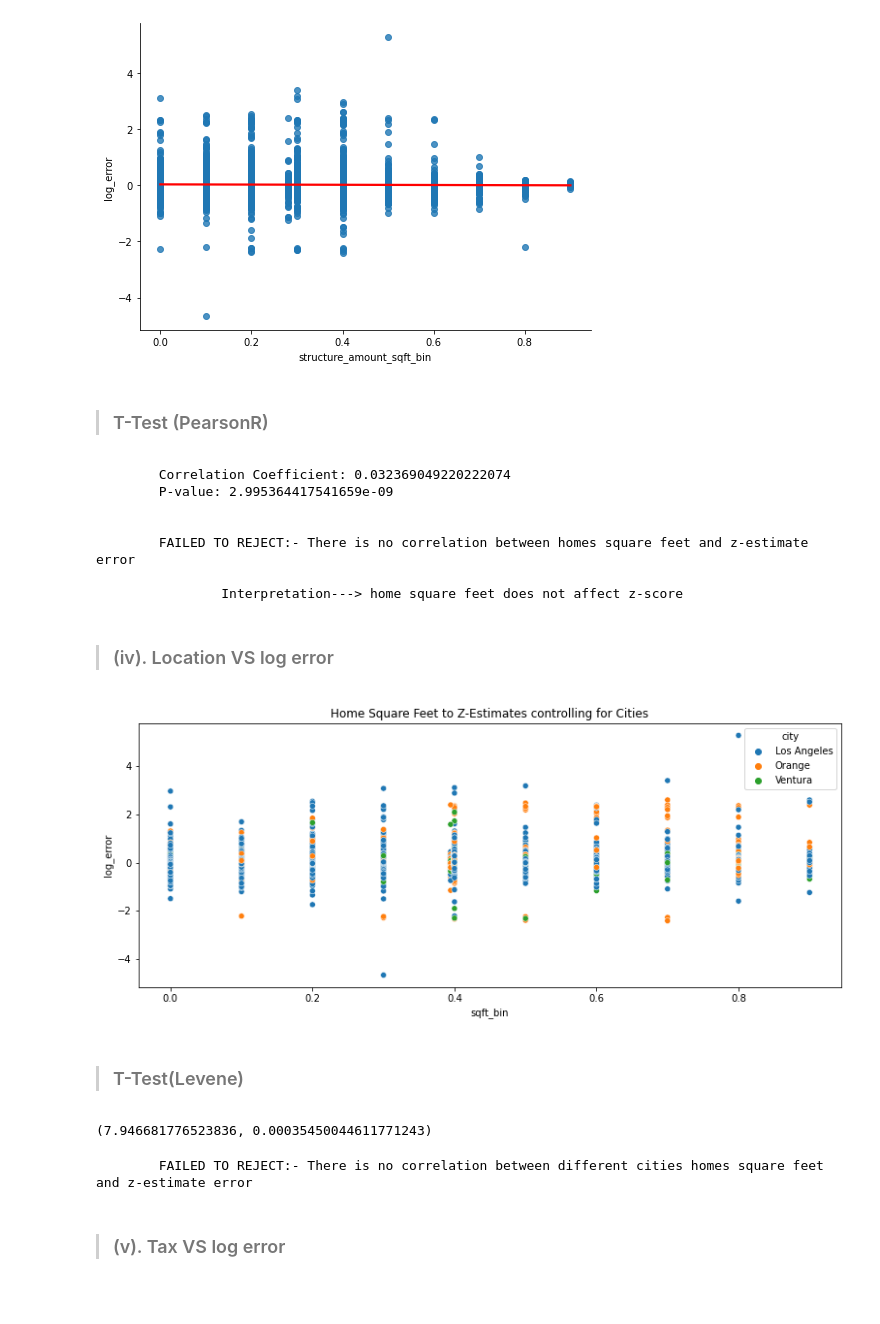
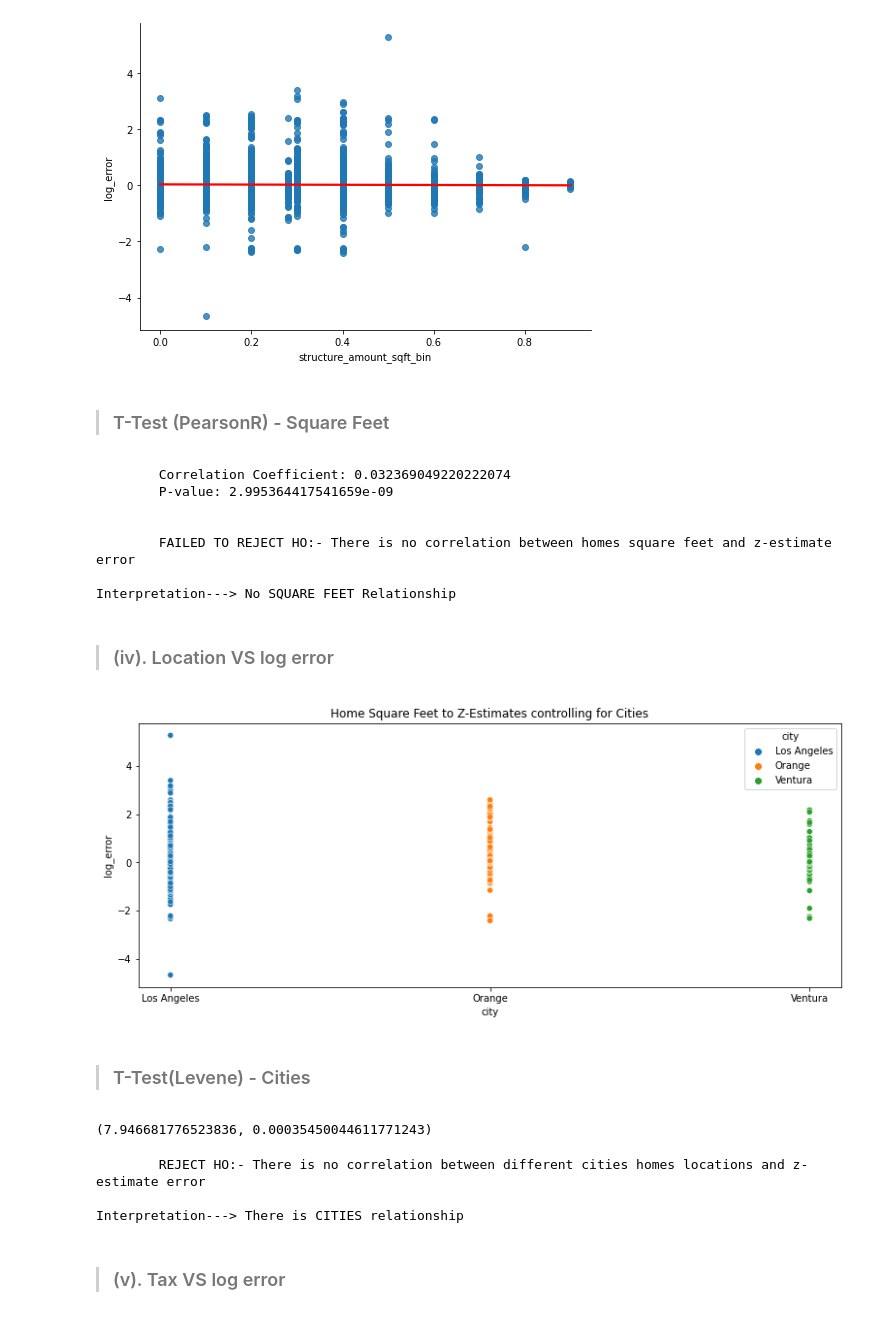
Before and after one commit to stephenkipkurui/cluster-project, a Jupyter notebook: clustering_final_report.ipynb, the cells around one changed output. Saved outputs shown, nothing was run; the diff lists cells and outputs as text; code cells hidden in the pictures.

```diff
--- a/clustering_final_report.ipynb
+++ b/clustering_final_report.ipynb
@@ -259,7 +265,7 @@ sns.lmplot(x="structure_amount_sqft_bin", y="log_error", data = train,
 <seaborn.axisgrid.FacetGrid at 0x...>
 [figure]
 # %% [markdown]
-> ### T-Test (PearsonR)
+> ### T-Test (PearsonR) - Square Feet
 # %%
 H0 = 'There is no correlation between homes square feet and z-estimate error'
 H1 = 'Homes square feet affects z-estimate error'
@@ -268,27 +274,27 @@ alpha = 0.05
 r, p = pearsonr(train.sqft_bin, train.log_error)
 print(f'\n\tCorrelation Coefficient: {r}\n\tP-value: {p}\n')
 if p < alpha:
-    print(f"\n\tFAILED TO REJECT:- {H0}")
+    print(f"\n\tFAILED TO REJECT HO:- {H0}")
 else:
     print(f"\n\tREJECT:- {H0}")
-print('\n\t\tInterpretation---> home square feet does not affect z-score')
+print('\nInterpretation---> No SQUARE FEET Relationship')
 # %% [output]
         Correlation Coefficient: 0.032369049220222074
         P-value: 2.995364417541659e-09
 
 
-        FAILED TO REJECT:- There is no correlation between homes square feet and z-estimate error
+        FAILED TO REJECT HO:- There is no correlation between homes square feet and z-estimate error
 
-                Interpretation---> home square feet does not affect z-score
+Interpretation---> No SQUARE FEET Relationship
 # %% [markdown]
 > ### (iv). Location VS log error
 # %%
 plt.figure(figsize = (13, 5))
-sns.scatterplot(x='sqft_bin', y='log_error', data=train, hue='city')
+sns.scatterplot(x='city', y='log_error', data=train, hue='city')
 plt.title('Home Square Feet to Z-Estimates controlling for Cities')
 plt.show()
 # %% [output]
-[figure, old version]
+[figure, new version]
 # %% [markdown]
-> ### T-Test(Levene)
+> ### T-Test(Levene) - Cities
 # %%
@@ -302,11 +308,15 @@ stat, p
 (7.946681776523836, 0.00035450044611771243)
 # %%
 if p / 2 < alpha:
-    print(f"\n\tFAILED TO REJECT:- {H_0}\n")
+    print(f"\n\tFAILED TO REJECT HO:- {H_0}\n")
 else:
-    print(f"\n\tREJECT:- {H_0}\n")
+    print(f"\n\tREJECT HO:- {H_0}\n")
+
+print('Interpretation---> There is CITIES relationship')
 # %% [output]
-        FAILED TO REJECT:- There is no correlation between different cities homes square feet and z-estimate error
+        REJECT HO:- There is no correlation between different cities homes locations and z-estimate error
+
+Interpretation---> There is CITIES relationship
 # %% [markdown]
 > ### (v). Tax VS log error
 # %%
```
Also changed, not shown: parts of 53 cells of this notebook.
